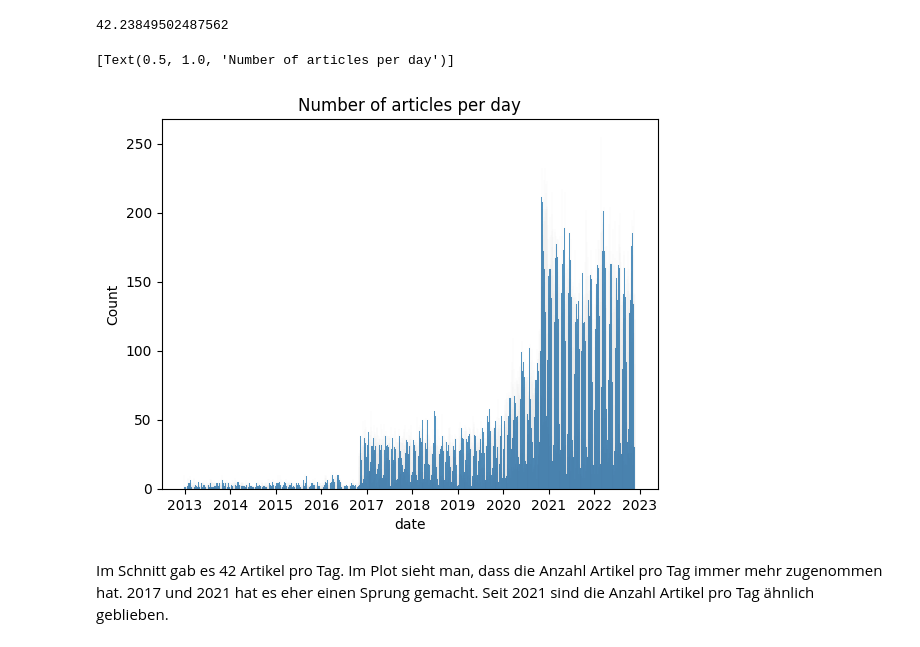
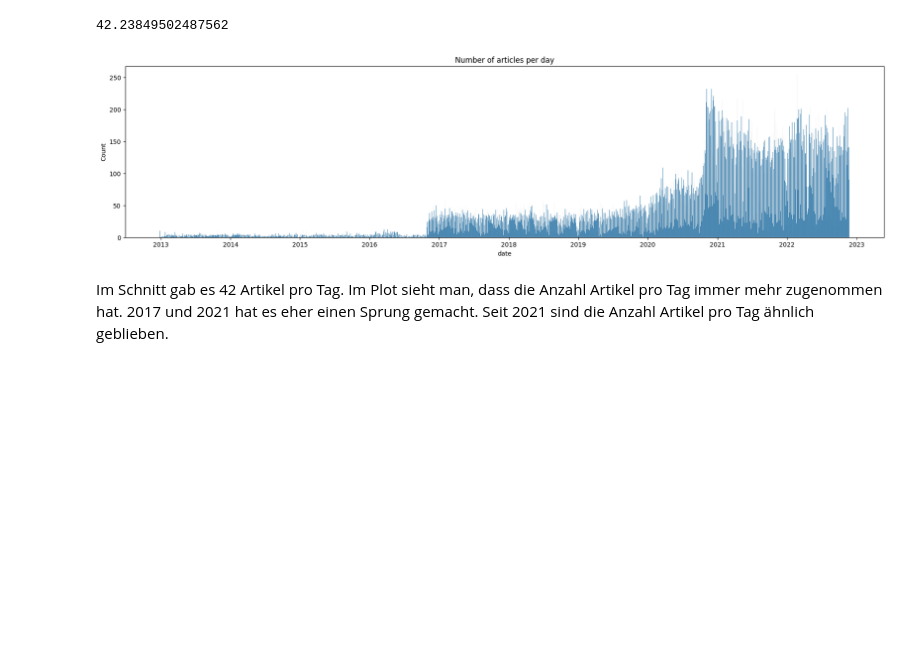
Before and after one commit to phyti1/ds_wdb_cash.ch_scraper, a Jupyter notebook: docs/data-analysis.ipynb, the cells around one changed output. Cells and saved outputs as stored; diff of their text form; code cells hidden in the pictures; blank space fills up the shorter version.

```diff
--- a/docs/data-analysis.ipynb
+++ b/docs/data-analysis.ipynb
@@ -39,10 +42,11 @@ cash_df['date'].dt.date.value_counts().mean()
 42.23849502487562
 # %%
 # make a histogram of the number of articles per day
+plt.figure(figsize=(22,5))
 sea.histplot(data=cash_df, x='date', bins = 3650).set(title='Number of articles per day')
+plt.show()
 # %% [output]
-[Text(0.5, 1.0, 'Number of articles per day')]
-[figure, old version]
+[figure, new version]
 # %% [markdown]
 Im Schnitt gab es 42 Artikel pro Tag. Im Plot sieht man, dass die Anzahl Artikel pro Tag immer mehr zugenommen hat. 2017 und 2021 hat es eher einen Sprung gemacht. Seit 2021 sind die Anzahl Artikel pro Tag ähnlich geblieben.
 # %%
```
Also changed, not shown: parts of 4 cells of this notebook, 2 other files.
